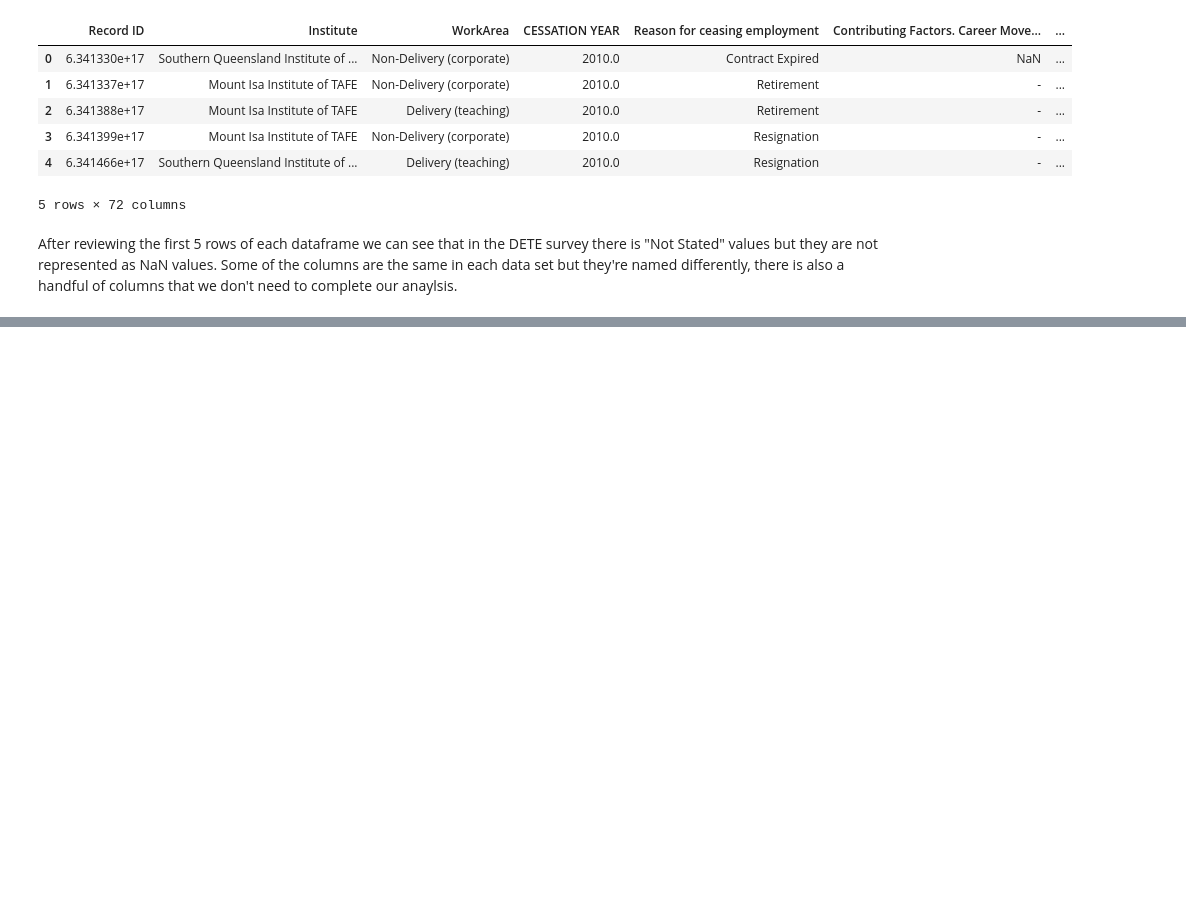
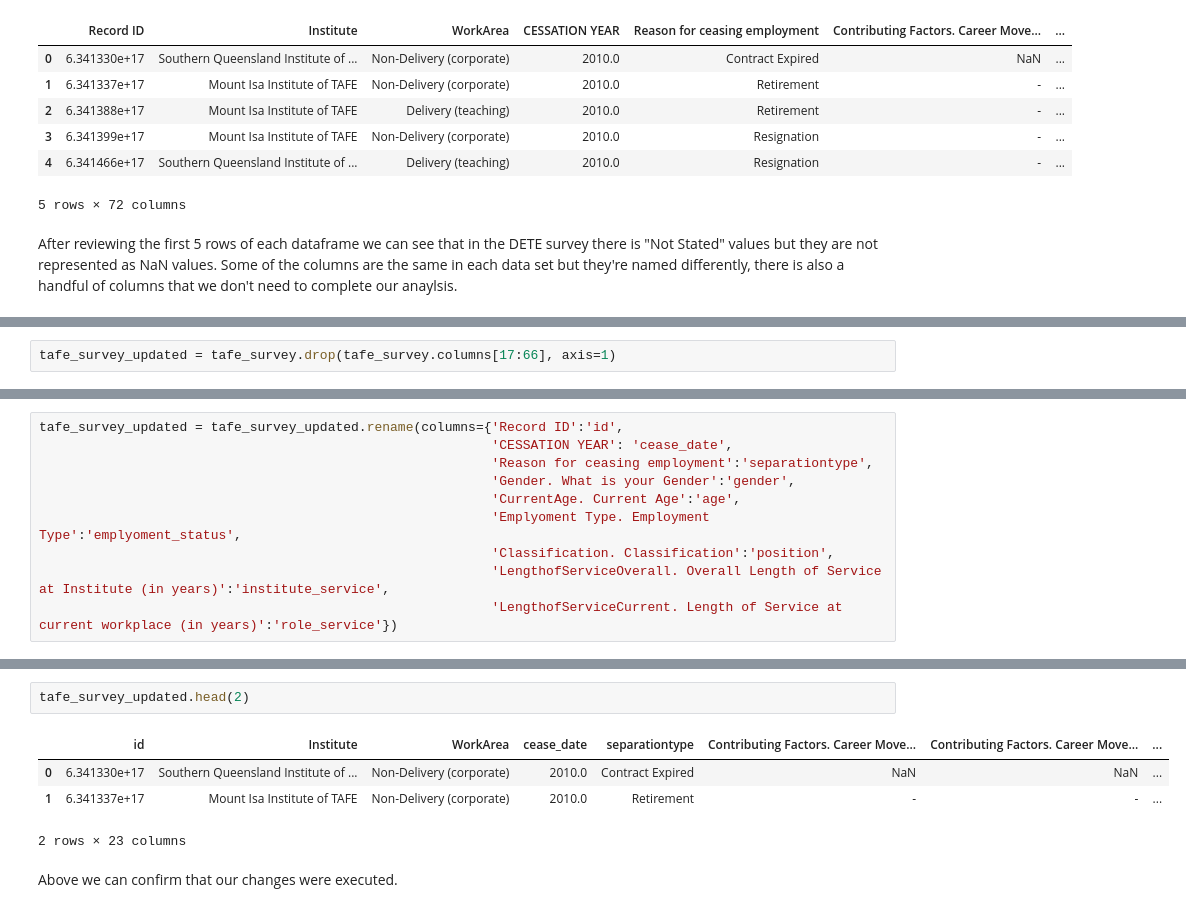
Before and after one commit to nkalpaxis/Analyzing_Employee_Exit_Surveys, a Jupyter notebook: Analyzing_Employee_Exit_Surveys.ipynb, the cells around one changed output, grey strips where cells are left out. Saved outputs shown, nothing was run; the diff lists cells and outputs as text; blank space fills up the shorter version.

```diff
--- a/Analyzing_Employee_Exit_Surveys.ipynb
+++ b/Analyzing_Employee_Exit_Surveys.ipynb
@@ -137,0 +150,2 @@ tafe_survey.isnull()
+# %%
+tafe_survey_updated = tafe_survey.drop(tafe_survey.columns[17:66], axis=1)
@@ -137,0 +158,10 @@ tafe_survey.isnull()
+# %%
+tafe_survey_updated = tafe_survey_updated.rename(columns={'Record ID':'id',
+                                                          'CESSATION YEAR': 'cease_date',
+                                                          'Reason for ceasing employment':'separationtype',
+                                                          'Gender. What is your Gender':'gender',
+                                                          'CurrentAge. Current Age':'age',
+                                                          'Emplyoment Type. Employment Type':'emplyoment_status',
+                                                          'Classification. Classification':'position',
+                                                          'LengthofServiceOverall. Overall Length of Service at Institute (in years)':'institute_service',
+                                                          'LengthofServiceCurrent. Length of Service at current workplace (in years)':'role_service'})
@@ -137,0 +175,9 @@ tafe_survey.isnull()
+# %%
+tafe_survey_updated.head(2)
+# %% [output]
+|  | id | Institute | WorkArea | cease_date | separationtype | Contributing Factors. Career Move... | Contributing Factors. Career Move... | ... |
+| 0 | 6.341330e+17 | Southern Queensland Institute of ... | Non-Delivery (corporate) | 2010.0 | Contract Expired | NaN | NaN | ... |
+| 1 | 6.341337e+17 | Mount Isa Institute of TAFE | Non-Delivery (corporate) | 2010.0 | Retirement | - | - | ... |
+2 rows × 23 columns
+# %% [markdown]
+Above we can confirm that our changes were executed.
```
Also changed, not shown: parts of 37 cells of this notebook.
